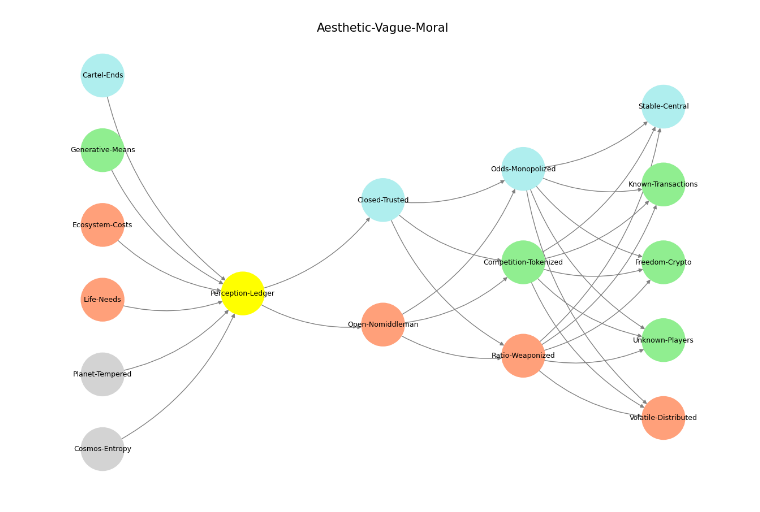
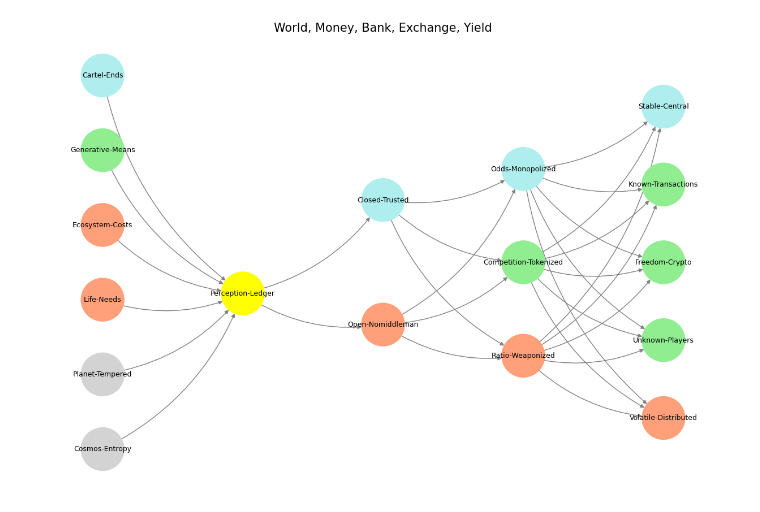
Before and after one commit to abikesa/candaceowens, a Jupyter notebook: _sources/act3/part3/part3_3.ipynb, the cells around one changed output. Saved outputs shown, nothing was run; the diff lists cells and outputs as text; code cells hidden in the pictures.

````diff
--- a/_sources/act3/part3/part3_3.ipynb
+++ b/_sources/act3/part3/part3_3.ipynb
@@ -102,35 +102,35 @@ def visualize_nn():
     pos = {}
     node_colors = []
 
     # Add nodes and assign positions
     for i, (layer_name, nodes) in enumerate(layers.items()):
         positions = calculate_positions(nodes, x_offset=i * 2)
         for node, position in zip(nodes, positions):
             G.add_node(node, layer=layer_name)
             pos[node] = position
             node_colors.append(colors.get(node, 'lightgray'))  # Default color fallback
 
     # Add edges (automated for consecutive layers)
     layer_names = list(layers.keys())
     for i in range(len(layer_names) - 1):
         source_layer, target_layer = layer_names[i], layer_names[i + 1]
         for source in layers[source_layer]:
             for target in layers[target_layer]:
                 G.add_edge(source, target)
 
     # Draw the graph
     plt.figure(figsize=(12, 8))
     nx.draw(
         G, pos, with_labels=True, node_color=node_colors, edge_color='gray',
         node_size=3000, font_size=9, connectionstyle="arc3,rad=0.2"
     )
-    plt.title("Aesthetic-Vague-Moral", fontsize=15)
+    plt.title("World, Money, Bank, Exchange, Yield", fontsize=15)
     plt.show()
 
 # Run the visualization
 visualize_nn()
 # %% [output]
-[figure, old version]
+[figure, new version]
 # %% [markdown]
 ```{figure} ../../figures/blanche.*
 ---
````
Also changed, not shown: parts of 1 cell of this notebook, 4 other files.
